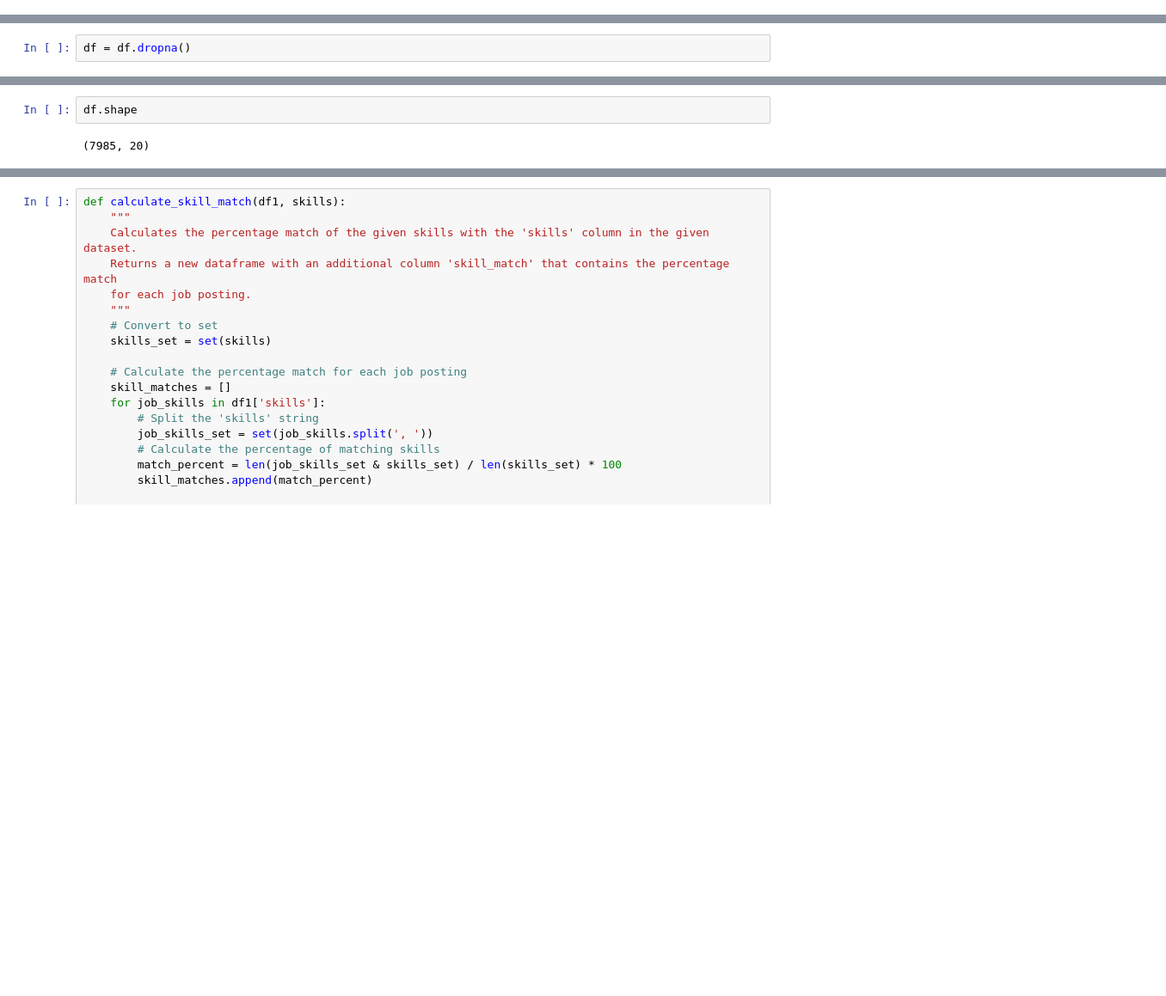
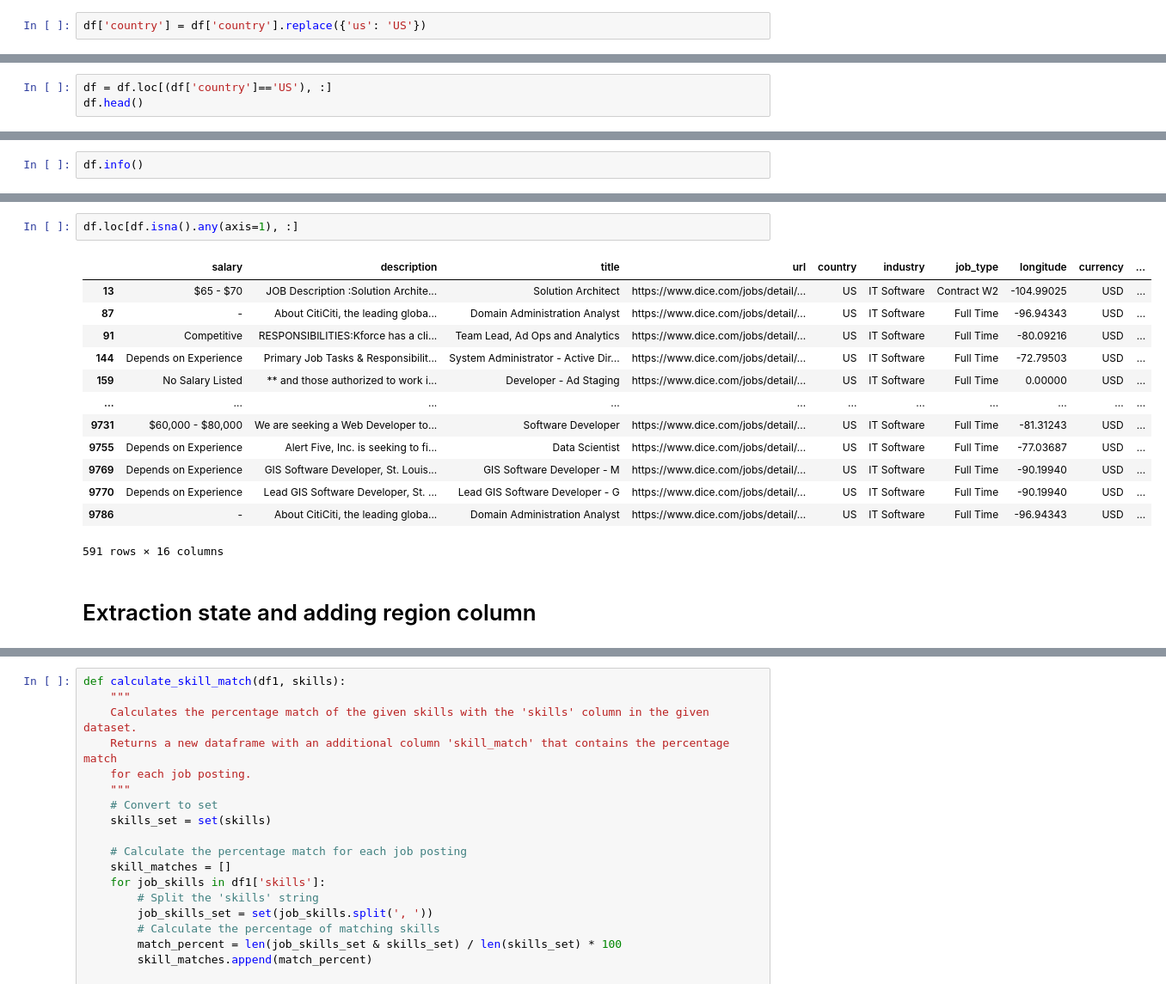
Before and after one commit to harsh-jain101/2023Spr_projects, a Jupyter notebook: Dice.ipynb, the cells around one changed output, grey strips where cells are left out. Shown: that part at 86% size. Saved outputs shown, nothing was run; the diff lists cells and outputs as text; blank space fills up the shorter version.

```diff
--- a/Dice.ipynb
+++ b/Dice.ipynb
@@ -20,0 +157,2 @@ s#Cleaning the dataset
+# %%
+df['country'] = df['country'].replace({'us': 'US'})
@@ -20,0 +176,3 @@ s#Cleaning the dataset
+# %%
+df = df.loc[(df['country']=='US'), :]
+df.head()
@@ -21,2 +191,2 @@ s#Cleaning the dataset
 # %%
-df = df.dropna()
+df.info()
@@ -23,4 +211,18 @@ df = df.dropna()
-# %%
-df.shape
-# %% [output]
-(7985, 20)
+# %%
+df.loc[df.isna().any(axis=1), :]
+# %% [output]
+|  | salary | description | title | url | country | industry | job_type | longitude | currency | ... |
+| 13 | $65 - $70 | JOB Description :Solution Archite... | Solution Architect | https://www.dice.com/jobs/detail/... | US | IT Software | Contract W2 | -104.99025 | USD | ... |
+| 87 | - | About CitiCiti, the leading globa... | Domain Administration Analyst | https://www.dice.com/jobs/detail/... | US | IT Software | Full Time | -96.94343 | USD | ... |
+| 91 | Competitive | RESPONSIBILITIES:Kforce has a cli... | Team Lead, Ad Ops and Analytics | https://www.dice.com/jobs/detail/... | US | IT Software | Full Time | -80.09216 | USD | ... |
+| 144 | Depends on Experience | Primary Job Tasks & Responsibilit... | System Administrator - Active Dir... | https://www.dice.com/jobs/detail/... | US | IT Software | Full Time | -72.79503 | USD | ... |
+| 159 | No Salary Listed | ** and those authorized to work i... | Developer - Ad Staging | https://www.dice.com/jobs/detail/... | US | IT Software | Full Time | 0.00000 | USD | ... |
+| ... | ... | ... | ... | ... | ... | ... | ... | ... | ... | ... |
+| 9731 | $60,000 - $80,000 | We are seeking a Web Developer to... | Software Developer | https://www.dice.com/jobs/detail/... | US | IT Software | Full Time | -81.31243 | USD | ... |
+| 9755 | Depends on Experience | Alert Five, Inc. is seeking to fi... | Data Scientist | https://www.dice.com/jobs/detail/... | US | IT Software | Full Time | -77.03687 | USD | ... |
+| 9769 | Depends on Experience | GIS Software Developer, St. Louis... | GIS Software Developer - M | https://www.dice.com/jobs/detail/... | US | IT Software | Full Time | -90.19940 | USD | ... |
+| 9770 | Depends on Experience | Lead GIS Software Developer, St. ... | Lead GIS Software Developer - G | https://www.dice.com/jobs/detail/... | US | IT Software | Full Time | -90.19940 | USD | ... |
+| 9786 | - | About CitiCiti, the leading globa... | Domain Administration Analyst | https://www.dice.com/jobs/detail/... | US | IT Software | Full Time | -96.94343 | USD | ... |
+591 rows × 16 columns
+# %% [markdown]
+# Extraction state and adding region column
```
Also changed, not shown: parts of 46 cells of this notebook, 2 other files.
